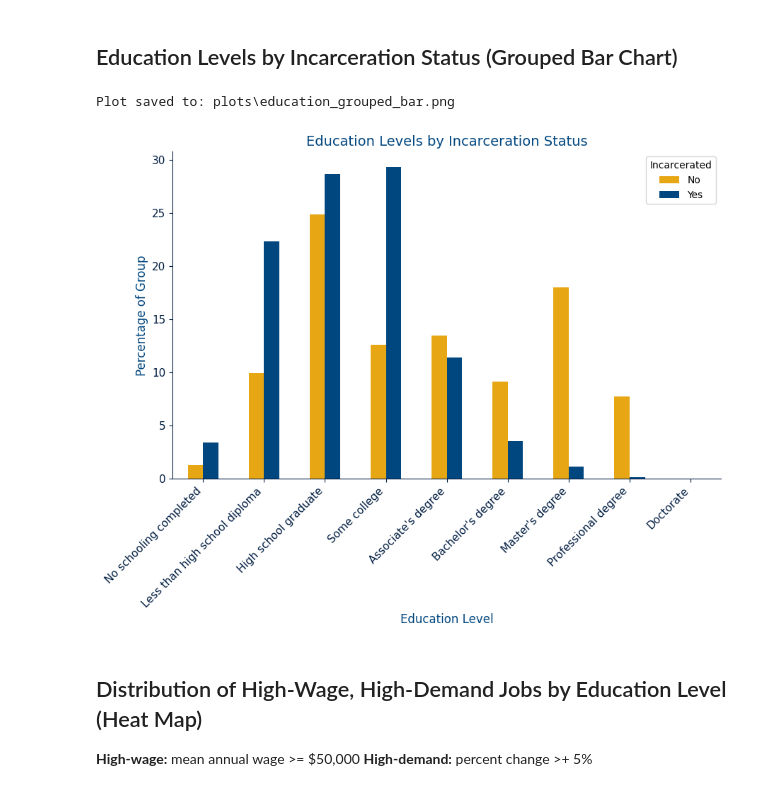
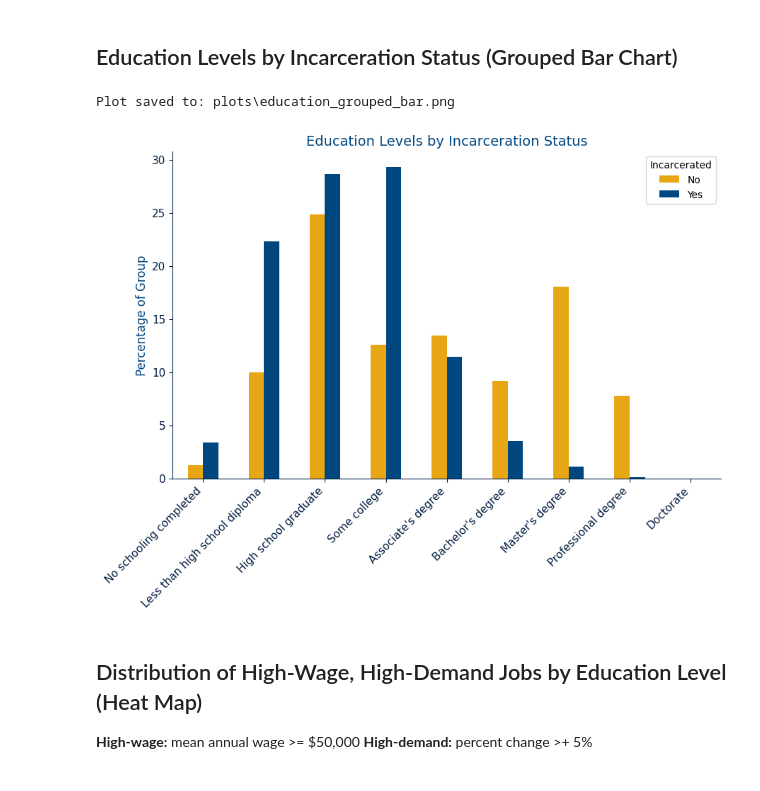
Before and after one commit to ashley-skidmore/prison_to_profession, a Jupyter notebook: main.ipynb, the cells around one changed output. Cells and saved outputs as stored; diff of their text form; code cells hidden in the pictures.

```diff
--- a/main.ipynb
+++ b/main.ipynb
@@ -223,35 +223,35 @@ edu_percents = edu_percents.reindex([
     "No schooling completed",
     "Less than high school diploma",
     "High school graduate",
     "Some college",
     "Associate's degree",
     "Bachelor's degree",
     "Master's degree",
     "Professional degree",
     "Doctorate"
 ], fill_value=0)
 
 # Plot setup
 ax = edu_percents.plot(kind='bar', figsize=(10, 6), color=["#E7A614", "#00467F"])
 
 # Using utilities function for plot style
 plot_color = styled_plot(
     title="Education Levels by Incarceration Status",
-    xlabel="Education Level",
+    xlabel="",
     ylabel="Percentage of Group",
     fontsize=12
 )
 
 # More formatting
 plt.xticks(rotation=45, ha='right')
 plt.legend(title="Incarcerated", labels=["No", "Yes"])
 
 # Using utilities function to save the plot
 save_plot("education_grouped_bar.png")
 plt.show()
 # %% [output]
 Plot saved to: plots\education_grouped_bar.png
-[figure, old version]
+[figure, new version]
 # %% [markdown]
 ## Distribution of High-Wage, High-Demand Jobs by Education Level (Heat Map)
 
```
Also changed, not shown: parts of 2 cells of this notebook, 3 other files.
